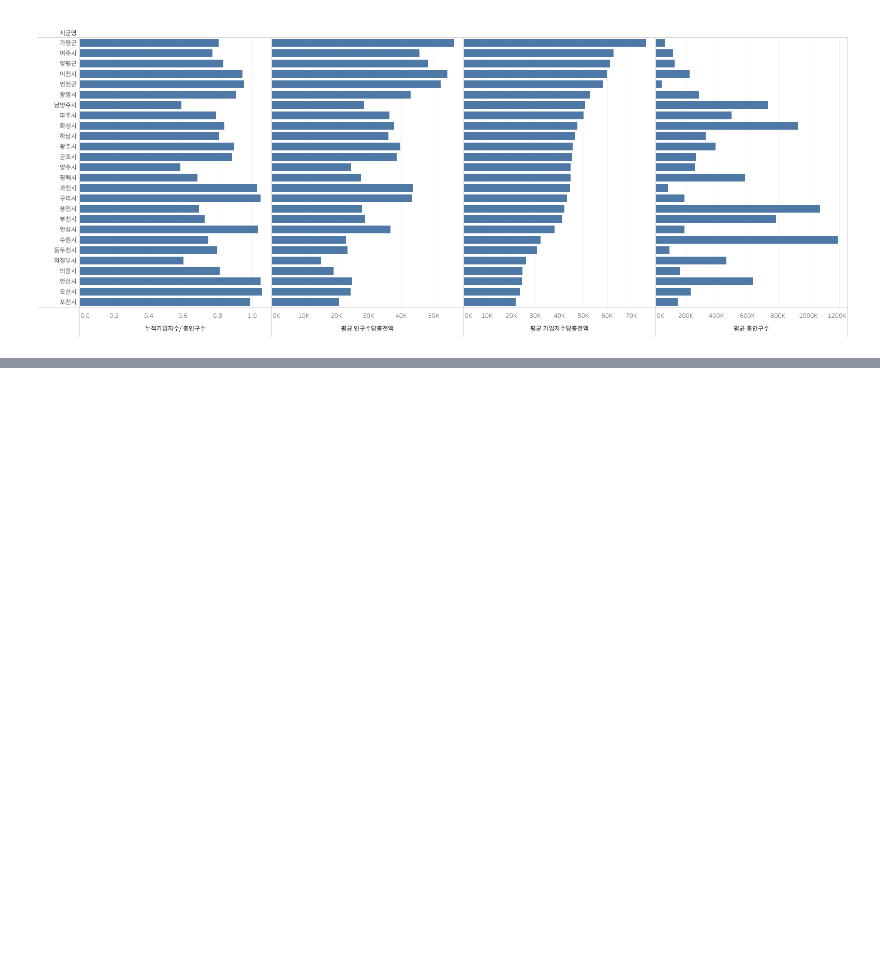
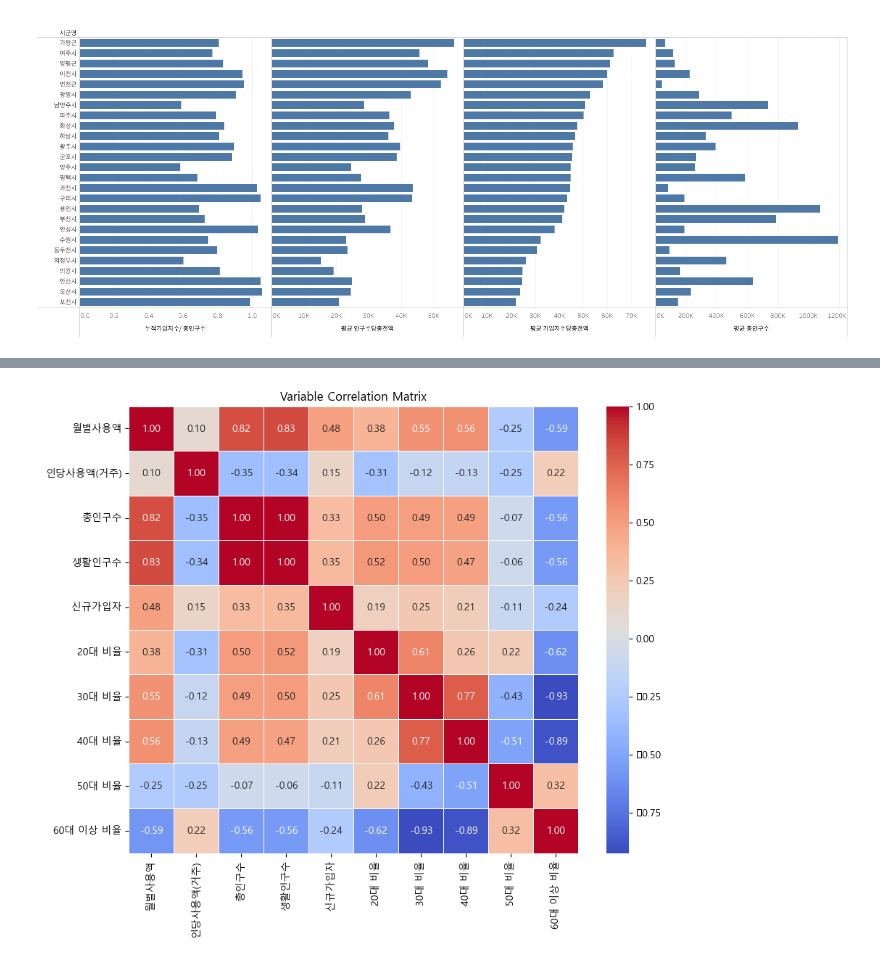
Before and after one commit to WoSIN98/Ubion_, a Jupyter notebook: local/발표/0617발표1.ipynb, the cells around one changed output, grey strips where cells are left out. Saved outputs shown, nothing was run; the diff lists cells and outputs as text; code cells hidden in the pictures; blank space fills up the shorter version.

```diff
--- a/local/발표/0617발표1.ipynb
+++ b/local/발표/0617발표1.ipynb
@@ -1056,0 +1617,4 @@ plt.show()
+# %%
+## 연령별 인구 포함 데이터
+popul_2023_age = pd.read_csv('./data/연령대 인구 포함 popul_2023_age.csv')
+popul_2023_age
@@ -1056,0 +1635,13 @@ plt.show()
+# %%
+# savepoint
+popul_2023_age2 = popul_2023_age
+
+# 연령별 비율
+popul_2023_age2['20대 비율'] = popul_2023_age2['20~29세'] / popul_2023_age2['총인구수']
+popul_2023_age2['30대 비율'] = popul_2023_age2['30~39세'] / popul_2023_age2['총인구수']
+popul_2023_age2['40대 비율'] = popul_2023_age2['40~49세'] / popul_2023_age2['총인구수']
+popul_2023_age2['50대 비율'] = popul_2023_age2['50~59세'] / popul_2023_age2['총인구수']
+popul_2023_age2['60대 이상 비율'] = popul_2023_age2['60세 이상'] / popul_2023_age2['총인구수']
+
+popul_2023_age2['인당사용액(거주)'] = popul_2023_age2['월별사용액'] / popul_2023_age2['총인구수']
+popul_2023_age2
@@ -1056,0 +1662,11 @@ plt.show()
+# %%
+# 상관관계 매트릭스 생성
+correlation_matrix = popul_2023_age2[['월별사용액','인당사용액(거주)','총인구수','생활인구수', '신규가입자', '20대 비율', '30대 비율','40대 비율','50대 비율','60대 이상 비율']].corr()
+
+# 상관관계 히트맵 시각화
+plt.figure(figsize=(10, 8))
+sns.heatmap(correlation_matrix, annot=True, cmap='coolwarm', fmt=".2f", linewidths=.5)
+plt.title('Variable Correlation Matrix')
+plt.show()
+# %% [output]
+[figure, added]
```
Also changed, not shown: parts of 52 cells of this notebook, 7 other files.
